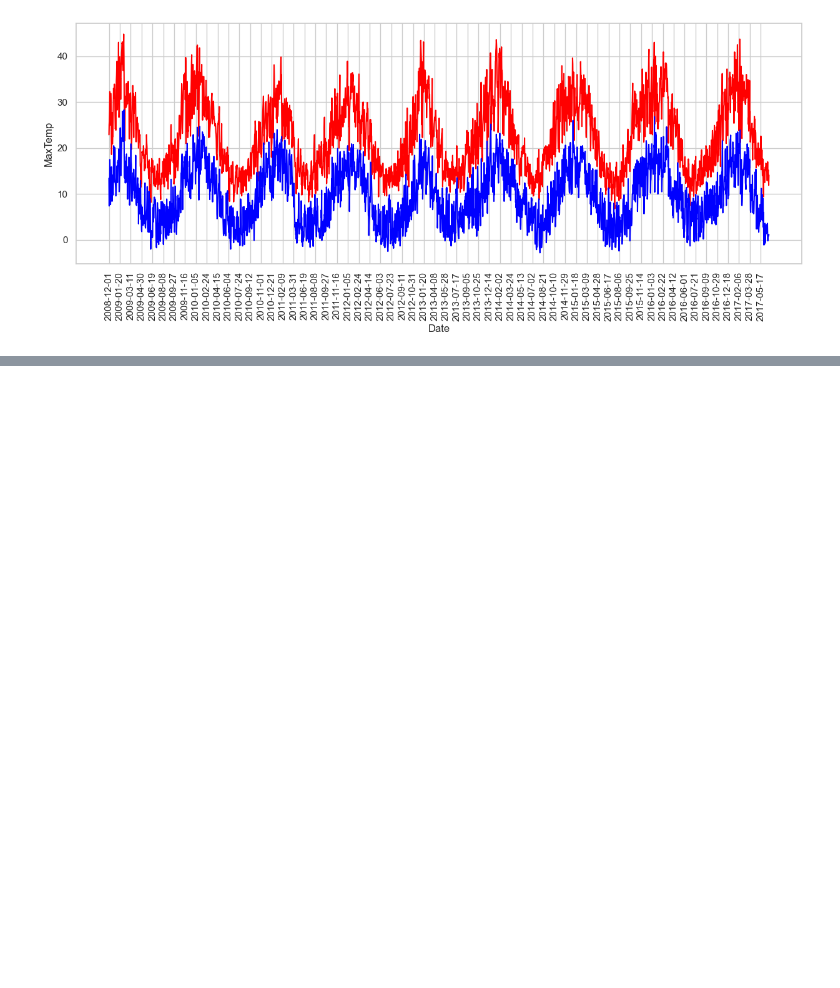
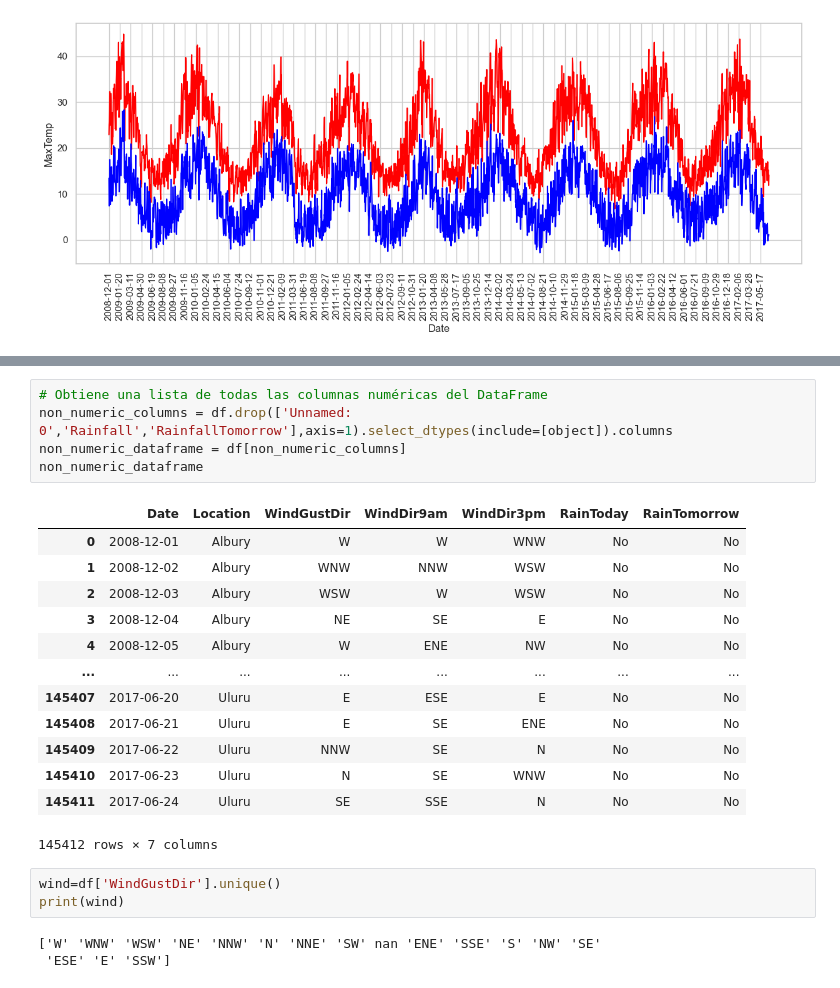
Before and after one commit to augustofarias2/tp_apat, a Jupyter notebook: practico.ipynb, the cells around one changed output, grey strips where cells are left out. Saved outputs shown, nothing was run; the diff lists cells and outputs as text; blank space fills up the shorter version.

```diff
--- a/practico.ipynb
+++ b/practico.ipynb
@@ -174 +143,26 @@ plot_temperature(city_dataframe('Albury'))
+# %%
+# Obtiene una lista de todas las columnas numéricas del DataFrame
+non_numeric_columns = df.drop(['Unnamed: 0','Rainfall','RainfallTomorrow'],axis=1).select_dtypes(include=[object]).columns
+non_numeric_dataframe = df[non_numeric_columns]
+non_numeric_dataframe
+# %% [output]
+|  | Date | Location | WindGustDir | WindDir9am | WindDir3pm | RainToday | RainTomorrow |
+| 0 | 2008-12-01 | Albury | W | W | WNW | No | No |
+| 1 | 2008-12-02 | Albury | WNW | NNW | WSW | No | No |
+| 2 | 2008-12-03 | Albury | WSW | W | WSW | No | No |
+| 3 | 2008-12-04 | Albury | NE | SE | E | No | No |
+| 4 | 2008-12-05 | Albury | W | ENE | NW | No | No |
+| ... | ... | ... | ... | ... | ... | ... | ... |
+| 145407 | 2017-06-20 | Uluru | E | ESE | E | No | No |
+| 145408 | 2017-06-21 | Uluru | E | SE | ENE | No | No |
+| 145409 | 2017-06-22 | Uluru | NNW | SE | N | No | No |
+| 145410 | 2017-06-23 | Uluru | N | SE | WNW | No | No |
+| 145411 | 2017-06-24 | Uluru | SE | SSE | N | No | No |
+145412 rows × 7 columns
+# %%
+wind=df['WindGustDir'].unique()
+print(wind)
+# %% [output]
+['W' 'WNW' 'WSW' 'NE' 'NNW' 'N' 'NNE' 'SW' nan 'ENE' 'SSE' 'S' 'NW' 'SE'
+ 'ESE' 'E' 'SSW']
 # %%
```
Also changed, not shown: parts of 9 cells of this notebook, 1 other file.
